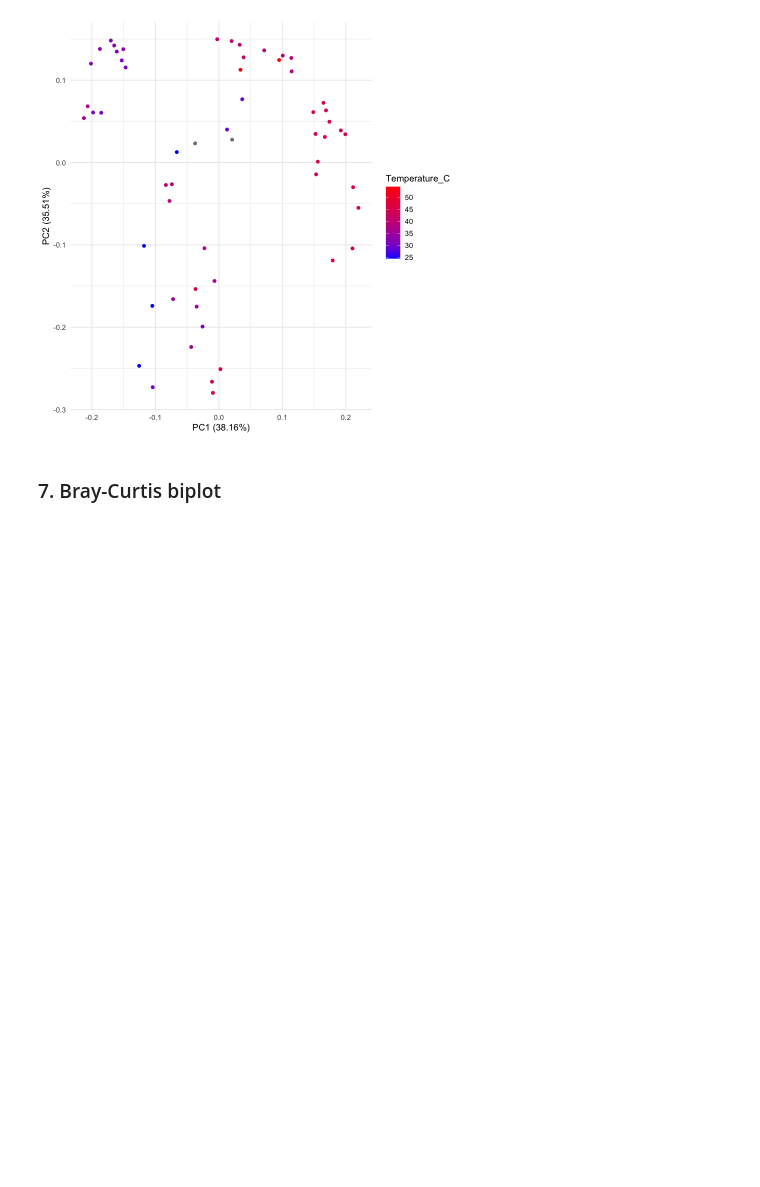
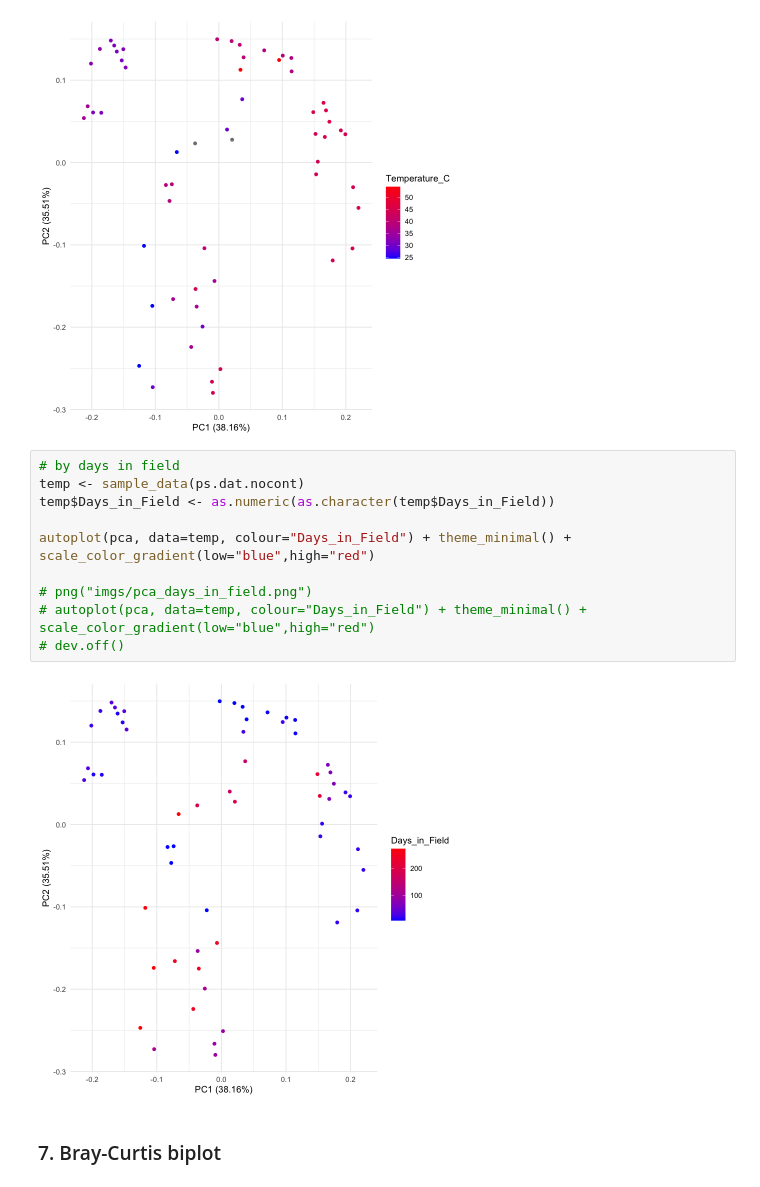
Before and after one commit to aemann01/necrobiome, a Jupyter notebook: 02-analysis/analyses.ipynb, the cells around one changed output. Drawn from its saved outputs; the diff is of its cells as text; blank space fills up the shorter version.

Commit message:
added days in field analyses

```diff
--- a/02-analysis/analyses.ipynb
+++ b/02-analysis/analyses.ipynb
@@ -267,6 +267,18 @@ Warning message in eval(expr, envir, enclos):
 pdf
   2
 [figure]
+# %%
+# by days in field
+temp <- sample_data(ps.dat.nocont)
+temp$Days_in_Field <- as.numeric(as.character(temp$Days_in_Field))
+
+autoplot(pca, data=temp, colour="Days_in_Field") + theme_minimal() + scale_color_gradient(low="blue",high="red")
+
+# png("imgs/pca_days_in_field.png")
+# autoplot(pca, data=temp, colour="Days_in_Field") + theme_minimal() + scale_color_gradient(low="blue",high="red")
+# dev.off()
+# %% [output]
+[figure, added]
 # %% [markdown]
 ### 7. Bray-Curtis biplot
 # %%
```
Also changed, not shown: parts of 49 cells of this notebook.
